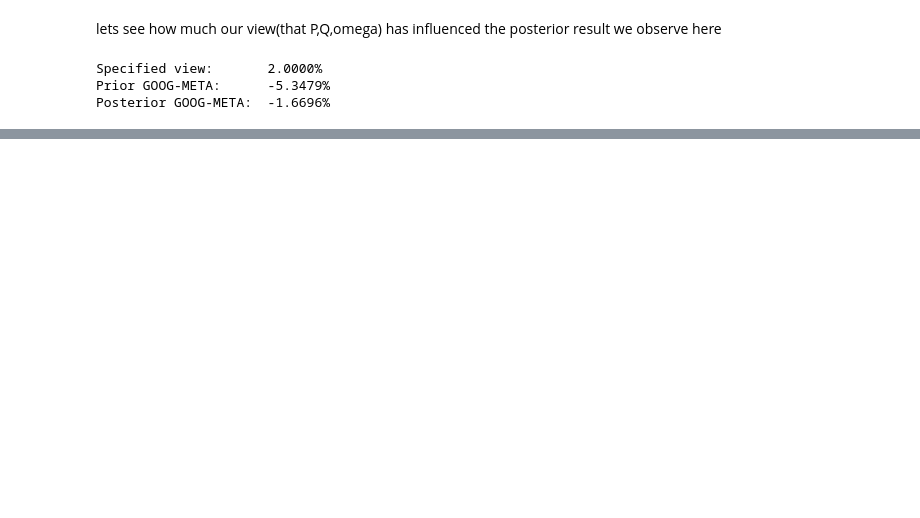
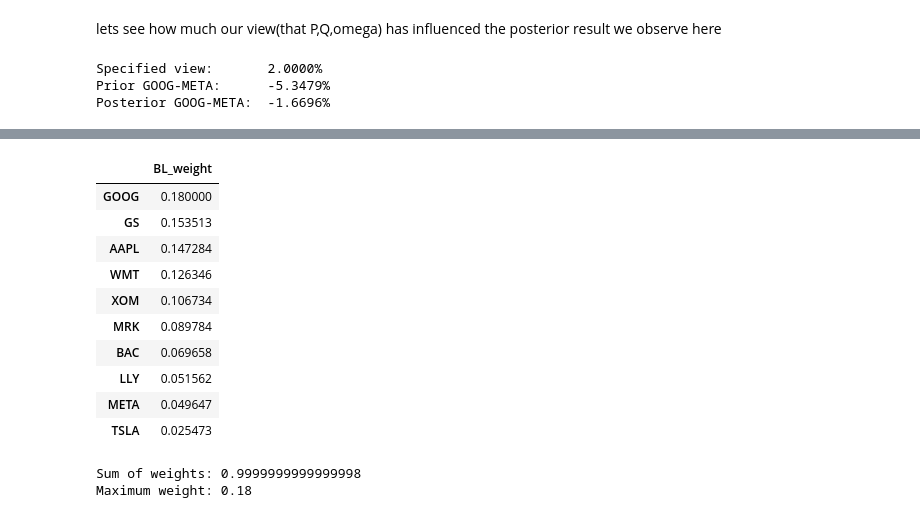
Before and after one commit to George7531/Portfolio_Management, a Jupyter notebook: Group_19296_MScFE_652_Portfolio_Management_Project_1.ipynb, the cells around one changed output, grey strips where cells are left out. Cells and saved outputs as stored; diff of their text form; code cells hidden in the pictures; blank space fills up the shorter version.

```diff
--- a/Group_19296_MScFE_652_Portfolio_Management_Project_1.ipynb
+++ b/Group_19296_MScFE_652_Portfolio_Management_Project_1.ipynb
@@ -1147,0 +1164,73 @@ Minimum eigenvalue: 0.0052200331850018695
+# %%
+mu_bl_10 = mu_bl.loc[TICKERS].values
+cov_bl_10 = cov_bl.loc[TICKERS, TICKERS].values
+
+def optimize_portfolio(mu, cov, risk_aversion,
+                       max_weight=None):
+    n = len(mu)
+
+    if max_weight is not None and n * max_weight < 1:
+        raise ValueError("Maximum weight constraint is infeasible.")
+
+    bounds = (
+        [(0.0, max_weight)] * n
+        if max_weight is not None
+        else [(0.0, 1.0)] * n
+    )
+
+    x0 = np.repeat(1 / n, n)
+
+    def objective(w):
+        return -(
+            w @ mu
+            - 0.5 * risk_aversion * (w @ cov @ w)
+        )
+
+    result = minimize(
+        objective,
+        x0=x0,
+        method="SLSQP",
+        bounds=bounds,
+        constraints=[{
+            "type": "eq",
+            "fun": lambda w: np.sum(w) - 1.0
+        }],
+        options={"maxiter": 5000, "ftol": 1e-12}
+    )
+
+    if not result.success:
+        raise RuntimeError(result.message)
+
+    if not np.isclose(result.x.sum(), 1.0, atol=1e-6):
+        raise AssertionError("Weights do not sum to 1.")
+
+    return pd.Series(result.x, index=TICKERS)
+
+weights_bl = optimize_portfolio(
+    mu_bl_10,
+    cov_bl_10,
+    delta,
+    max_weight=MAX_WEIGHT
+)
+
+display(weights_bl.sort_values(ascending=False).to_frame("BL_weight"))
+
+print("Sum of weights:", weights_bl.sum())
+print("Maximum weight:", weights_bl.max())
+
+assert (weights_bl >= -1e-8).all()
+assert (weights_bl <= MAX_WEIGHT + 1e-6).all()
+# %% [output]
+|  | BL_weight |
+| GOOG | 0.180000 |
+| GS | 0.153513 |
+| AAPL | 0.147284 |
+| WMT | 0.126346 |
+| XOM | 0.106734 |
+| MRK | 0.089784 |
+| BAC | 0.069658 |
+| LLY | 0.051562 |
+| META | 0.049647 |
+| TSLA | 0.025473 |
+Sum of weights: 0.9999999999999998
+Maximum weight: 0.18
```
Also changed, not shown: parts of 33 cells of this notebook.
